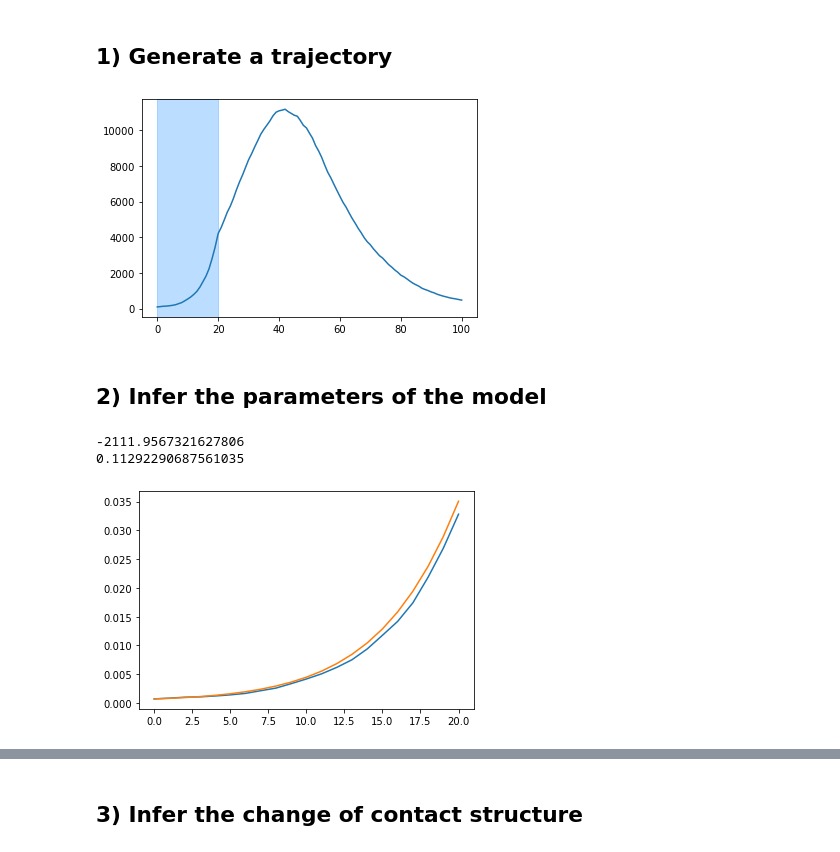
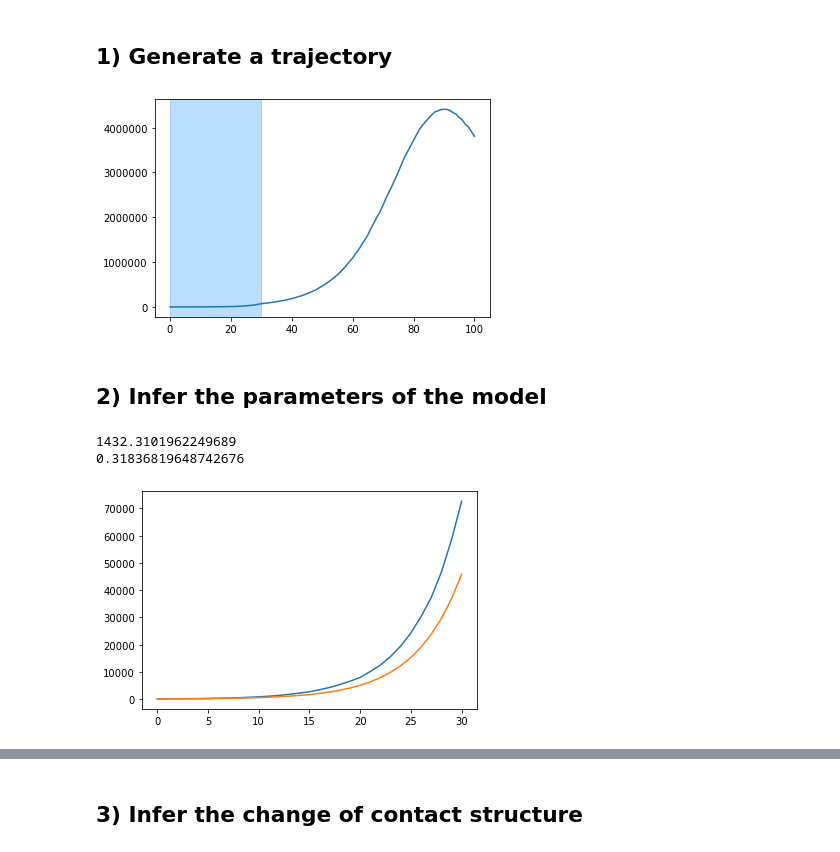
Before and after one commit to rajeshrinet/pyross, a Jupyter notebook: examples/inference/ex09_calibration_SIR.ipynb, the cells around one changed output, grey strips where cells are left out. Saved outputs shown, nothing was run; the diff lists cells and outputs as text; code cells hidden in the pictures.

```diff
--- a/examples/inference/ex09_calibration_SIR.ipynb
+++ b/examples/inference/ex09_calibration_SIR.ipynb
@@ -72,18 +72,14 @@ for i in range(M):
         CW[i,j] = np.sum( CW0[i1:i1+4,j1:j1+4]  )/Ni[i]
         CS[i,j] = np.sum( CS0[i1:i1+4,j1:j1+4]  )/Ni[i]
         CO[i,j] = np.sum( CO0[i1:i1+4,j1:j1+4]  )/Ni[i]
-
-# rescale the population
-N /= 5e2
-Ni = N*fi
 # %%
 # Generate class with contact matrix for SIR model with UK contact structure
 generator = pyross.contactMatrix.ContactMatrixFunction(CH, CW, CS, CO)
 # %%
-T_intervention = 20
+T_intervention = 30
 times= [T_intervention] # temporal boundaries between different contact-behaviour
 
-aW, aS, aO = 0.5, 0.6, 0.6
+aW, aS, aO = 0.8, 0.7, 0.7
 
 # prefactors for CW, CS, CO:
 interventions = [[1.0,1.0,1.0],      # before first time
@@ -114,7 +110,7 @@ model = pyross.stochastic.SIR(parameters, M, Ni)
 
 # start simulation
 Tf=100;  Nf=Tf+1
-data=model.simulate(S_0, Ia_0, Is_0, C, Tf, Nf)
+data=model.simulate(S_0, Ia_0, Is_0, C, Tf, Nf, method='tau-leaping')
 # %%
 IC  = np.zeros((Nf))
 for i in range(M):
@@ -126,41 +122,40 @@ plt.axvspan(0, T_intervention,
            alpha=0.3, color='dodgerblue')
 plt.show()
 # %% [output]
-[figure, old version]
+[figure, new version]
 # %% [markdown]
 ## 2) Infer the parameters of the model
 # %%
-Tf = 20 # truncate to only getting the first few datapoints (up to lockdown)
+Tf = 30 # truncate to only getting the first few datapoints (up to lockdown)
 Nf = Tf+1
 
-x = data['X']
-x = (x/N)[:Nf]
-steps = 8 # number internal integration steps taken, must be an odd number
+x = data['X'].astype('float')
+x = x[:Nf]
 
 # initialise the estimator
-estimator = pyross.inference.SIR(parameters, M, fi, int(N), steps)
+estimator = pyross.inference.SIR(parameters, M, Ni)
 
 # compute -log_p for the original (correct) parameters
 start_time = time.time()
 parameters = {'alpha':alpha, 'beta':beta, 'gIa':gIa, 'gIs':gIs,'fsa':fsa}
-logp = estimator.obtain_minus_log_p(parameters, x, Tf, Nf, C)
+logp = estimator.obtain_minus_log_p(parameters, x, Tf, C)
 end_time = time.time()
 print(logp)
 print(end_time - start_time)
 
 # Check the deterministic simulation against stochstic simulations with the same parameters and initial conditons
 # They are likely to be different due to the inherent stochasticity of the model
 Tf_initial = T_intervention # truncate to only getting the pre-intervention trajectory
 Nf_initial = Tf_initial+1
 contactMatrix = generator.constant_contactMatrix()
-det_model = estimator.make_det_model(parameters)
-estimator = pyross.inference.SIR(parameters, M, fi, int(N), steps)
-xm = estimator.integrate(x[0], 0, Tf_initial, Nf_initial, det_model, contactMatrix)
+estimator.set_det_model(parameters)
+estimator.set_contact_matrix(contactMatrix)
+xm = estimator.integrate(x[0], 0, Tf_initial, Nf_initial)
 t = np.linspace(0, Tf_initial, Nf_initial)
 plt.plot(t, np.sum(x[:,2*M:3*M], axis=1))
 plt.plot(t, np.sum(xm[:,2*M:3*M], axis=1))
 plt.show()
 # %% [output]
--2111.9567321627806
-0.11292290687561035
+1432.3101962249689
+0.31836819648742676
-[figure, old version]
+[figure, new version]
```
Also changed, not shown: parts of 13 cells of this notebook, 7 other files.
